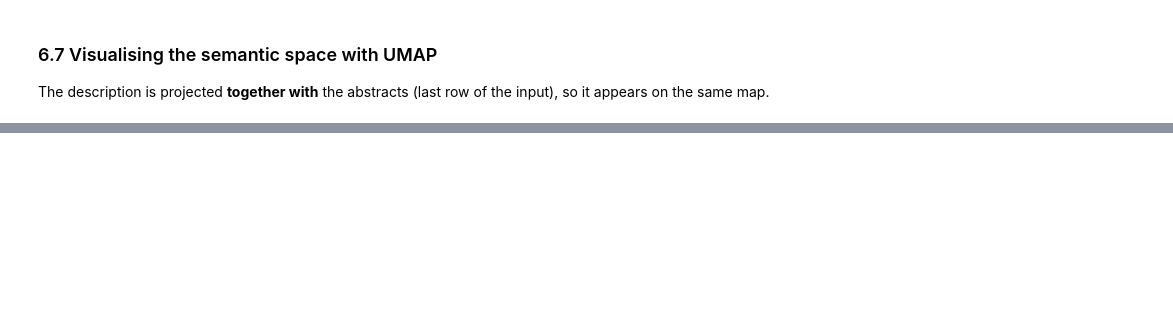
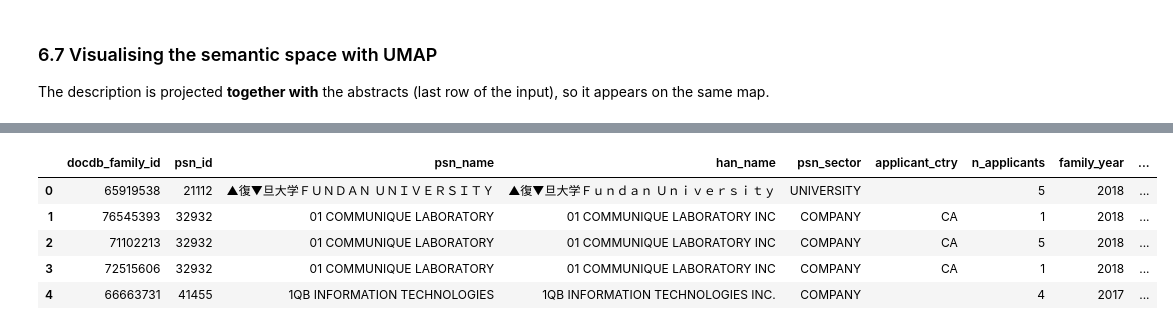
Before and after one commit to LudovicaIvaldi/Group15_innovation, a Jupyter notebook: carloStep0.ipynb, the cells around one changed output, grey strips where cells are left out. Saved outputs shown, nothing was run; the diff lists cells and outputs as text; code cells hidden in the pictures; blank space fills up the shorter version.

Commit message:
harmonization ok e inizio val step2

```diff
--- a/carloStep0.ipynb
+++ b/carloStep0.ipynb
@@ -727,0 +732,85 @@ plt.show()
+# %%
+# =====================================================================================
+# Export per lo Step 2: una riga per (famiglia, richiedente) + informazioni di famiglia per il landscape
+# Mettere dopo la cella "save the families". Usa: db, patstat, df_hybrid, ENV
+# =====================================================================================
+STEP2_DIR = Path("outputs/step2_input")
+STEP2_DIR.mkdir(parents=True, exist_ok=True)
+FAMILY_IDS = sorted({int(i) for i in df_hybrid["docdb_family_id"].dropna()})
+CHUNK = 5000                                     # un IN (...) troppo lungo rende la query troppo grande
+
+
+def query_family_info(id_chunk):
+    "Una riga per domanda: ufficio, data, concessione, dimensione e citazioni della famiglia."
+    return (
+        db.query(
+            TLS201_APPLN.docdb_family_id,
+            TLS201_APPLN.appln_auth,             # ufficio di deposito (US, EP, CN, JP, WO ...)
+            TLS201_APPLN.appln_filing_date,
+            TLS201_APPLN.earliest_filing_year,
+            TLS201_APPLN.granted,                # 'Y' se la domanda è stata concessa
+            TLS201_APPLN.docdb_family_size,      # numero di domande nella famiglia
+            TLS201_APPLN.nb_citing_docdb_fam,    # citazioni ricevute dalla famiglia (proxy di valore)
+        )
+        .filter(TLS201_APPLN.docdb_family_id.in_(id_chunk))
+        .distinct()
+    )
+
+
+def query_applicants(id_chunk):
+    "Richiedenti delle famiglie (applt_seq_nr > 0: senza gli inventori)."
+    return (
+        db.query(
+            TLS201_APPLN.docdb_family_id,
+            TLS206_PERSON.psn_id,                # chiave del richiedente (serve anche nello Step 2)
+            TLS206_PERSON.psn_name,              # nome standardizzato PATSTAT (EPO)
+            TLS206_PERSON.han_name,              # nome armonizzato OECD (vuoto = non disponibile)
+            TLS206_PERSON.psn_sector,            # COMPANY / UNIVERSITY / GOV NON-PROFIT / INDIVIDUAL ...
+            func.trim(TLS206_PERSON.person_ctry_code).label("applicant_ctry"),
+        )
+        .select_from(TLS201_APPLN)
+        .join(TLS207_PERS_APPLN, TLS207_PERS_APPLN.appln_id == TLS201_APPLN.appln_id)
+        .join(TLS206_PERSON, TLS206_PERSON.person_id == TLS207_PERS_APPLN.person_id)
+        .filter(TLS201_APPLN.docdb_family_id.in_(id_chunk), TLS207_PERS_APPLN.applt_seq_nr > 0)
+        .distinct()
+    )
+
+
+chunks = [FAMILY_IDS[i:i + CHUNK] for i in range(0, len(FAMILY_IDS), CHUNK)]
+apps = pd.concat([patstat.df(query_family_info(c)) for c in chunks], ignore_index=True)
+applicants = pd.concat([patstat.df(query_applicants(c)) for c in chunks], ignore_index=True)
+
+# ---- da domande a famiglie ----
+apps["appln_auth"] = apps["appln_auth"].astype("string").str.strip()
+apps["granted"] = apps["granted"].astype(str).str.upper().isin(["Y", "1", "TRUE"])
+apps["appln_filing_date"] = pd.to_datetime(apps["appln_filing_date"], errors="coerce")
+first_filing = apps.sort_values("appln_filing_date").drop_duplicates("docdb_family_id")
+families = apps.groupby("docdb_family_id").agg(
+    family_year=("earliest_filing_year", "min"),
+    offices=("appln_auth", lambda s: " ".join(sorted(set(s.dropna())))),
+    n_offices=("appln_auth", "nunique"),
+    granted_any=("granted", "any"),
+    family_size=("docdb_family_size", "max"),
+    fwd_citations=("nb_citing_docdb_fam", "max"),
+)
+families["first_office"] = first_filing.set_index("docdb_family_id")["appln_auth"]                # ufficio del primo deposito
+
+# ---- richiedenti + informazioni di famiglia ----
+applicants = applicants.drop_duplicates(["docdb_family_id", "psn_id"])        # un richiedente una volta per famiglia
+applicants["n_applicants"] = applicants.groupby("docdb_family_id")["psn_id"].transform("nunique")   # co-titolarità
+out = applicants.merge(families.reset_index(), on="docdb_family_id", how="left")
+
+out_path = STEP2_DIR / f"qc_applicants_{ENV}.csv"
+out.to_csv(out_path, index=False, encoding="utf-8")
+
+# ---- controlli rapidi ----
+has_han = out["han_name"].fillna("").astype(str).str.strip() != ""
+print(f"famiglie: {len(FAMILY_IDS):,} | con almeno un richiedente: {out['docdb_family_id'].nunique():,}")
+print(f"richiedenti distinti (psn_id): {out['psn_id'].nunique():,} | righe: {len(out):,}")
+print(f"righe con un nome OECD HAN: {has_han.mean():.1%}")
+print(f"famiglie con anno >= 2013: {(families['family_year'] >= 2013).mean():.1%}")
+print("\nrichiedenti per settore:")
+print(out.drop_duplicates("psn_id")["psn_sector"].fillna("(vuoto)").value_counts().to_string())
+print("\nsalvato:", out_path.resolve())
+out.head()
+# %% [output]
@@ -727,0 +836,6 @@ plt.show()
+|  | docdb_family_id | psn_id | psn_name | han_name | psn_sector | applicant_ctry | n_applicants | family_year | ... |
+| 0 | 65919538 | 21112 | ▲復▼旦大学ＦＵＮＤＡＮ ＵＮＩＶＥＲＳＩＴＹ | ▲復▼旦大学Ｆｕｎｄａｎ Ｕｎｉｖｅｒｓｉｔｙ | UNIVERSITY |  | 5 | 2018 | ... |
+| 1 | 76545393 | 32932 | 01 COMMUNIQUE LABORATORY | 01 COMMUNIQUE LABORATORY INC | COMPANY | CA | 1 | 2018 | ... |
+| 2 | 71102213 | 32932 | 01 COMMUNIQUE LABORATORY | 01 COMMUNIQUE LABORATORY INC | COMPANY | CA | 5 | 2018 | ... |
+| 3 | 72515606 | 32932 | 01 COMMUNIQUE LABORATORY | 01 COMMUNIQUE LABORATORY INC | COMPANY | CA | 1 | 2018 | ... |
+| 4 | 66663731 | 41455 | 1QB INFORMATION TECHNOLOGIES | 1QB INFORMATION TECHNOLOGIES INC. | COMPANY |  | 4 | 2017 | ... |
```
Also changed, not shown: parts of 20 cells of this notebook, 19 other files.
